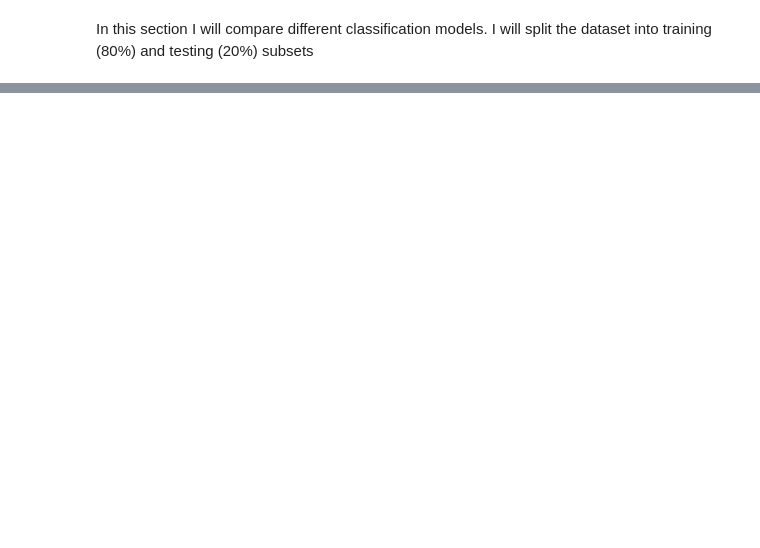
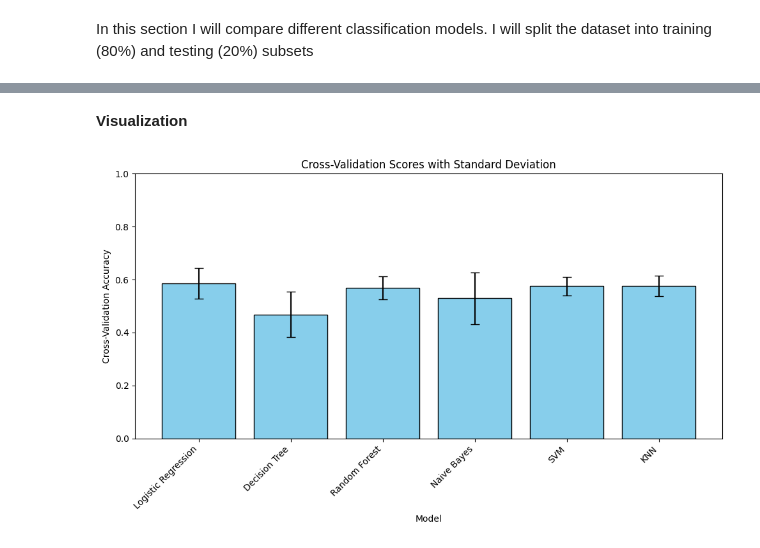
Before and after one commit to AdamTMU/CIND820, a Jupyter notebook: Capstone_Project_CIND820.ipynb, the cells around one changed output, grey strips where cells are left out. Cells and saved outputs as stored; diff of their text form; code cells hidden in the pictures; blank space fills up the shorter version.

```diff
--- a/Capstone_Project_CIND820.ipynb
+++ b/Capstone_Project_CIND820.ipynb
@@ -361,0 +763,38 @@ KNeighborsClassifier does not accept missing values encoded as NaN natively. For
+# %% [markdown]
+**Visualization**
+# %%
+# Define the models and their respective cross-validation scores
+models = ['Logistic Regression', 'Decision Tree', 'Random Forest', 'Naive Bayes', 'SVM', 'KNN']
+mean_scores = [
+    logistic_cv_scores.mean(),
+    tree_cv_scores.mean(),
+    forest_cv_scores.mean(),
+    naive_bayes_cv_scores.mean(),
+    svm_cv_scores.mean(),
+    knn_cv_scores.mean()
+]
+std_devs = [
+    logistic_cv_scores.std(),
+    tree_cv_scores.std(),
+    forest_cv_scores.std(),
+    naive_bayes_cv_scores.std(),
+    svm_cv_scores.std(),
+    knn_cv_scores.std()
+]
+
+# Create a bar plot with error bars
+plt.figure(figsize=(10, 6))
+plt.bar(models, mean_scores, yerr=std_devs, capsize=5, color='skyblue', edgecolor='black')
+
+# Add labels and title
+plt.xlabel('Model')
+plt.ylabel('Cross-Validation Accuracy')
+plt.title('Cross-Validation Scores with Standard Deviation')
+plt.xticks(rotation=45, ha='right')  # Rotate x-axis labels for better readability
+plt.ylim(0, 1)  # Set y-axis to range from 0 to 1 (for accuracy)
+
+# Show the plot
+plt.tight_layout()  # Adjust layout for better spacing
+plt.show()
+# %% [output]
+[figure, added]
```
Also changed, not shown: parts of 31 cells of this notebook.
